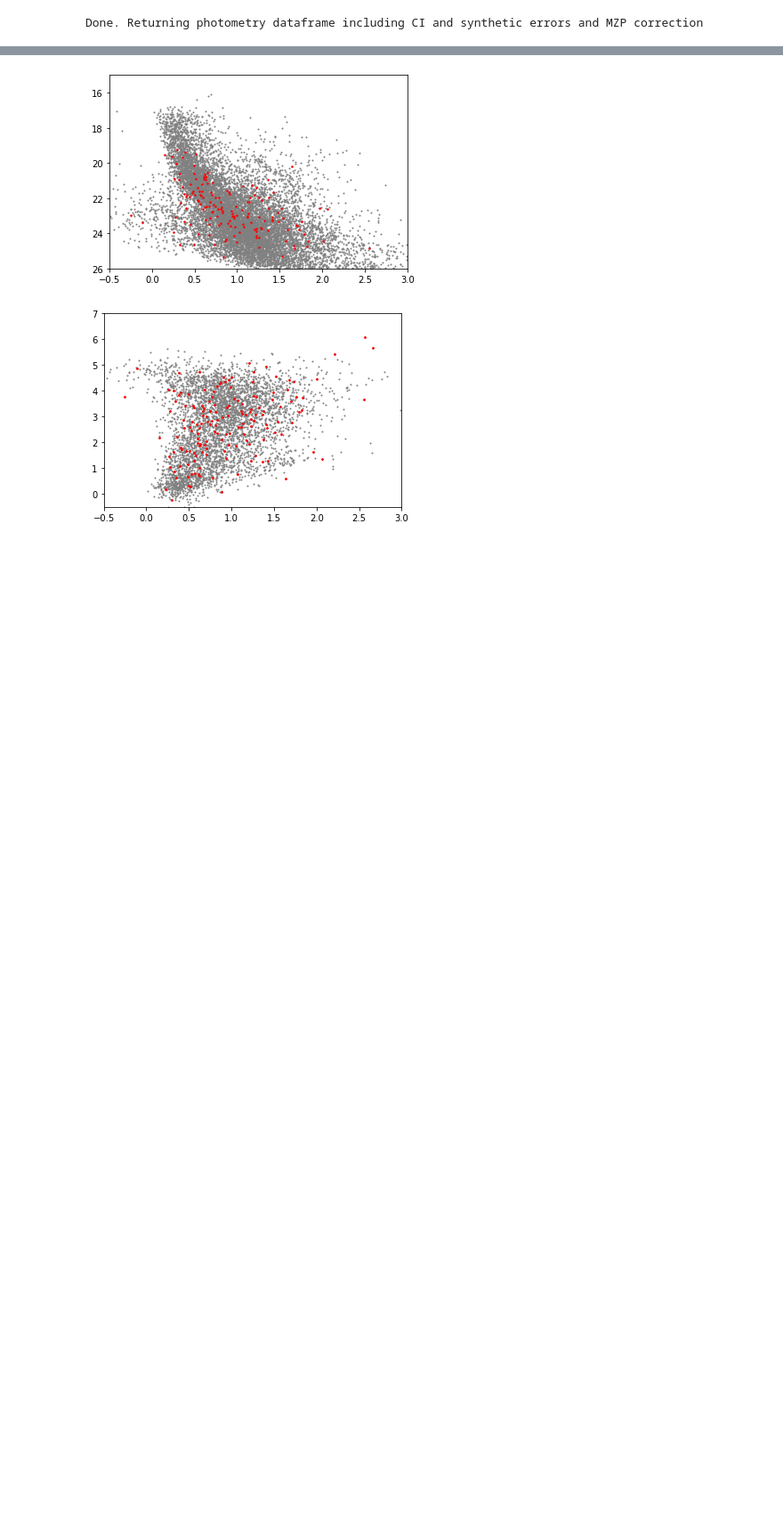
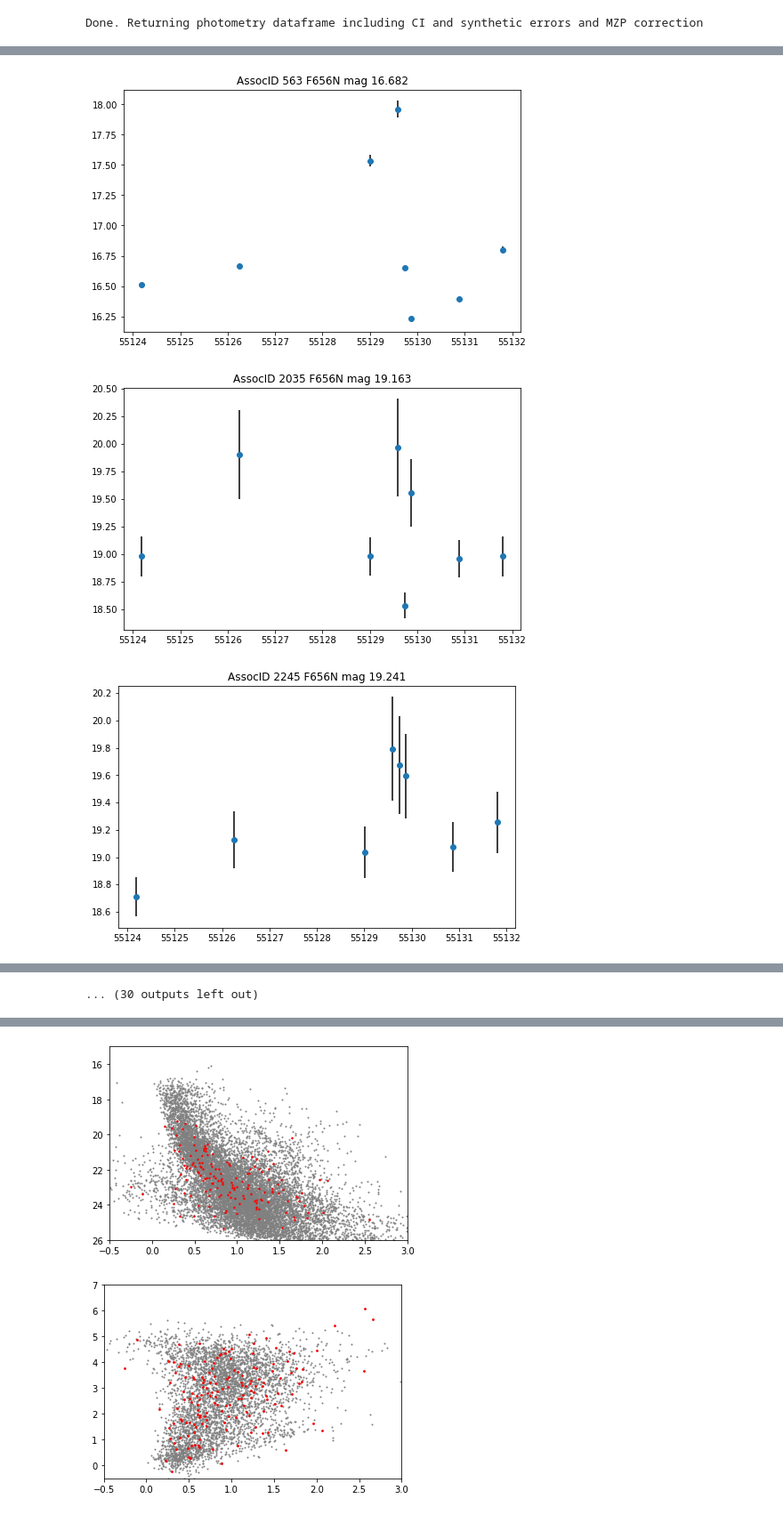
Before and after one commit to LuukOudshoorn25/HubbleVariableStars, a Jupyter notebook: SExtractor/Analysis/SExtractor Analysis.ipynb, the cells around one changed output, grey strips where cells are left out. Shown at 89% size. Drawn from its saved outputs; the diff is of its cells as text; code cells hidden in the pictures; blank space fills up the shorter version.

```diff
--- a/SExtractor/Analysis/SExtractor Analysis.ipynb
+++ b/SExtractor/Analysis/SExtractor Analysis.ipynb
@@ -744,0 +748,9 @@ plt.show()
+# %%
+df = Analyzer.get_mad_mag_nom()
+# %%
+stars = df[(df.Nmeas>7)&(df.MADSigma>25)&(df.index.get_level_values(1)=='F656N')].index.get_level_values(0)
+Timeseries = [Analyzer.GetTimeSeries(w, 'F656N') for w in stars]
+# %% [output]
+[figure, added]
+[figure, added]
+[figure, added]
@@ -744,0 +766 @@ plt.show()
+... (30 outputs left out)
```
Also changed, not shown: parts of 12 cells of this notebook.
